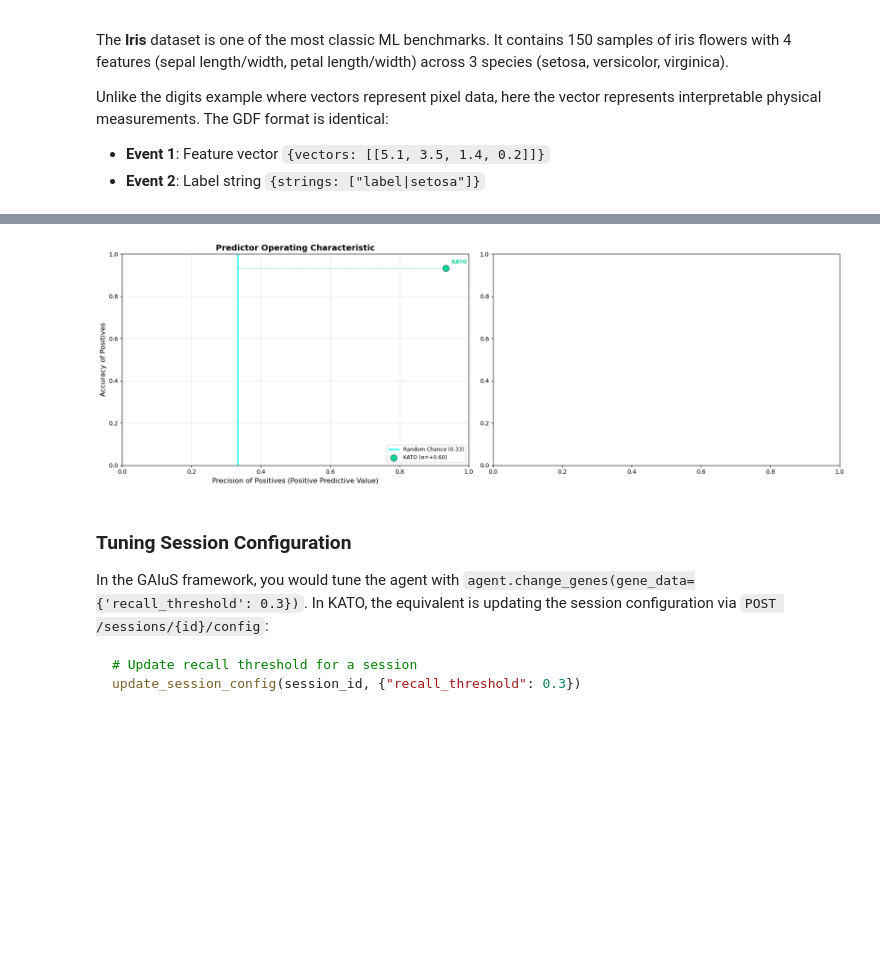
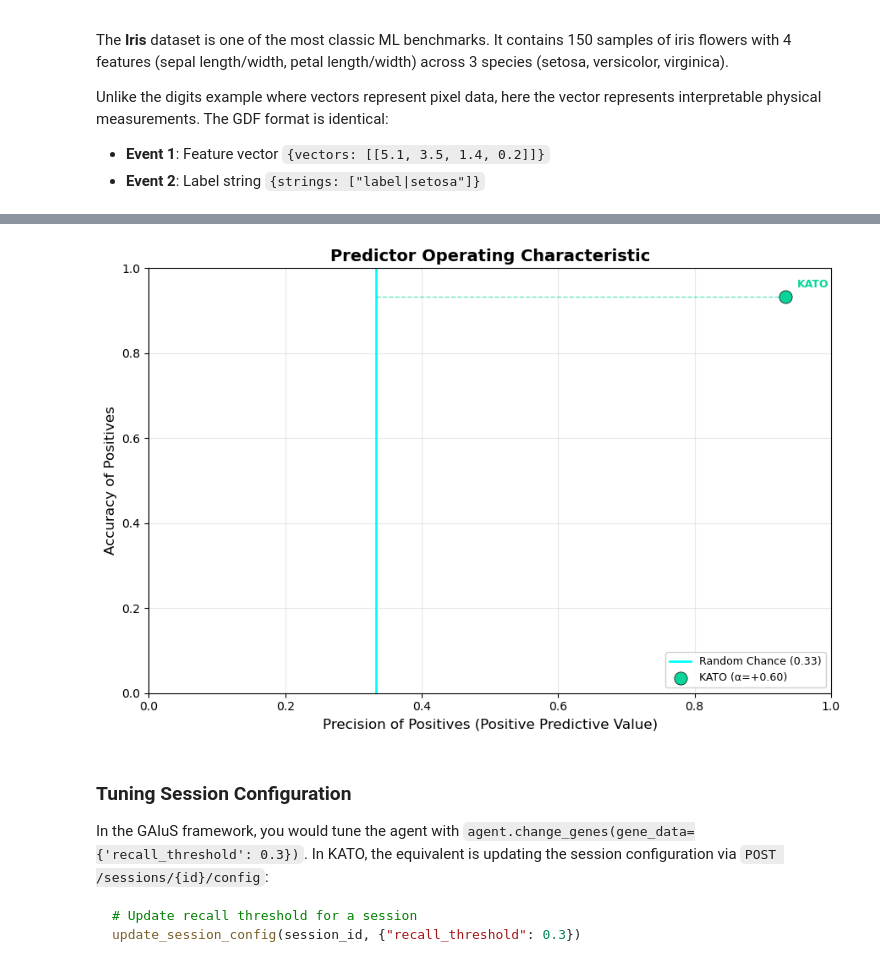
Before and after one commit to sevakavakians/kato-tutorials, a Jupyter notebook: kato_tutorial.ipynb, the cells around one changed output, grey strips where cells are left out. Cells and saved outputs as stored; diff of their text form; code cells hidden in the pictures; blank space fills up the shorter version.

```diff
--- a/kato_tutorial.ipynb
+++ b/kato_tutorial.ipynb
@@ -2686,21 +2686,21 @@ Classes: ['setosa', 'versicolor', 'virginica']
   ✅ Predicted: label|setosa, Actual: label|setosa
 # %%
 # Predictor Operating Characteristic (POC) charts
-fig, (ax1, ax2) = plt.subplots(1, 2, figsize=(18, 6))
+fig, ax = plt.subplots(1, 1, figsize=(9, 6))
 
 poc_chart(
     iris_top_preds,
     iris_actuals,
     num_classes=3,
     names="KATO",
     mode="positive",
-    ax=ax1,
+    ax=ax,
 )
 
 plt.tight_layout()
 plt.show()
 # %% [output]
-[figure, old version]
+[figure, new version]
 # %% [markdown]
 ### Tuning Session Configuration
 
```
Also changed, not shown: parts of 27 cells of this notebook.
